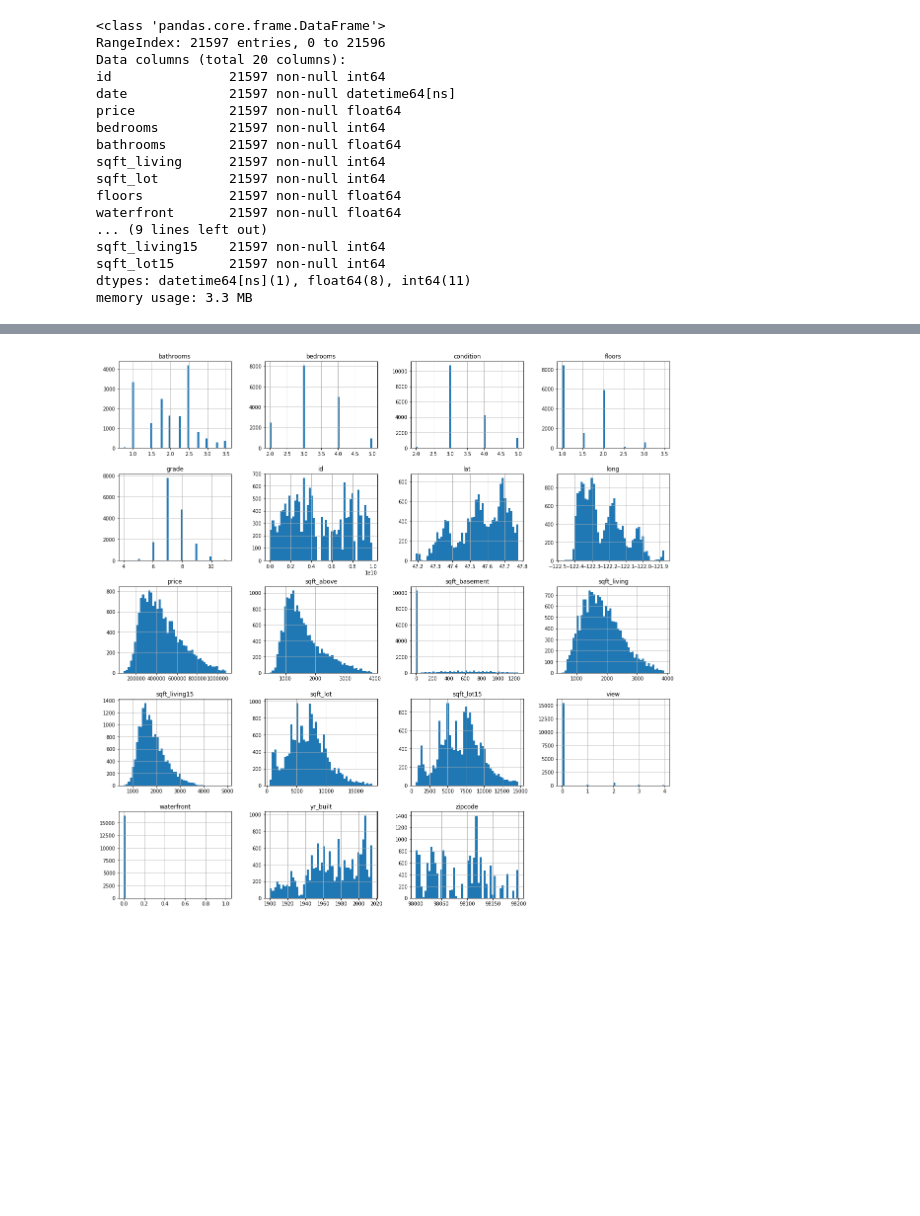
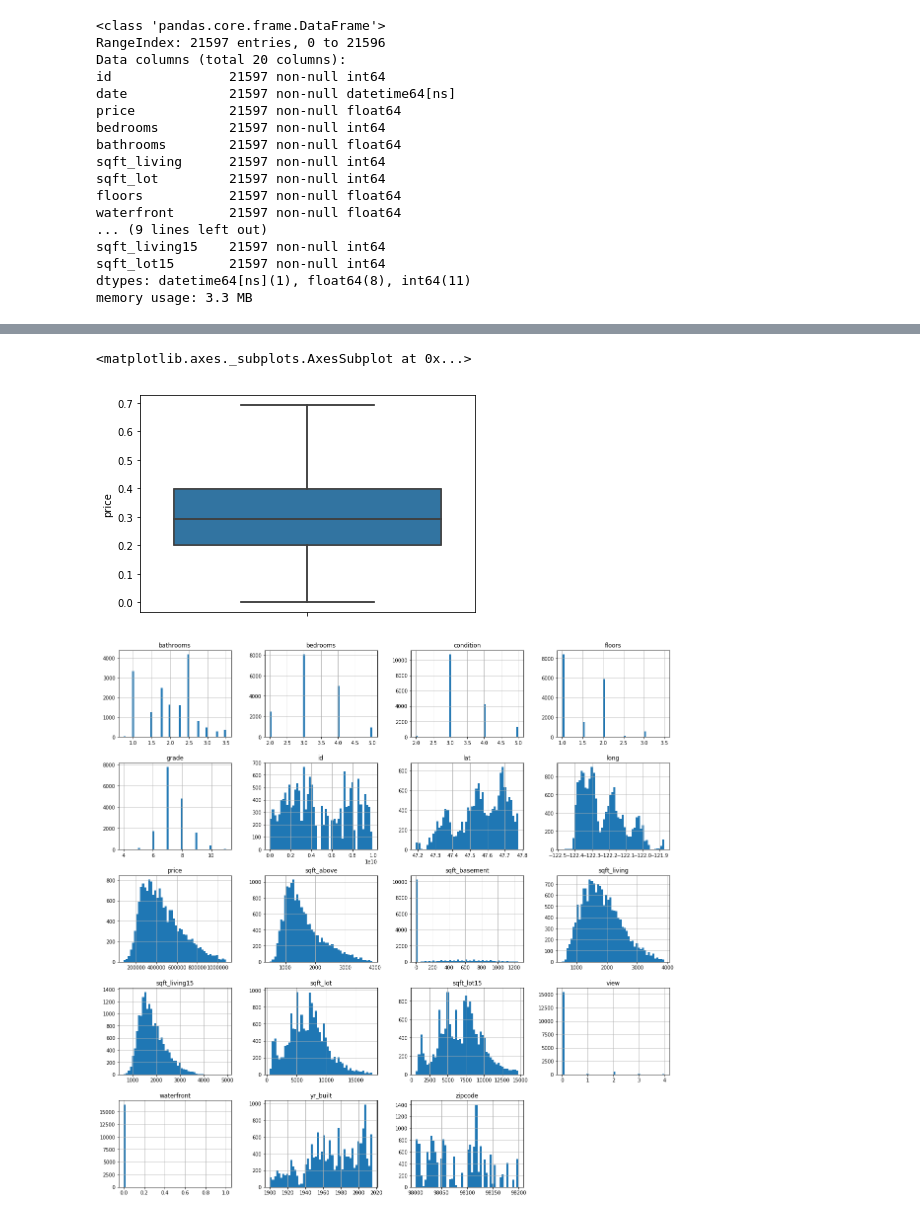
Before and after one commit to isobeldaley/dsc-v2-mod1-final-project-online-ds-ft-071519, a Jupyter notebook: student.ipynb, the cells around one changed output, grey strips where cells are left out. Saved outputs shown, nothing was run; the diff lists cells and outputs as text; code cells hidden in the pictures; blank space fills up the shorter version.

```diff
--- a/student.ipynb
+++ b/student.ipynb
@@ -376,3 +367,11 @@ From the above, we could conclude that it would be sensible to drop:
+# %%
+fig, ax = plt.subplots()
+
+sns.boxplot(kc_data['price'], orient='v', ax=ax)
+sns.boxplot(kc_data['price'], orient='v')
+# %% [output]
+<matplotlib.axes._subplots.AxesSubplot at 0x...>
+[figure, added]
 # %%
 cols = ['bathrooms', 'bedrooms', 'condition', 'price', 'sqft_living', 'sqft_basement', 'sqft_lot', 'sqft_lot15', 'lat', 'long']
 
```
Also changed, not shown: parts of 32 cells of this notebook.
